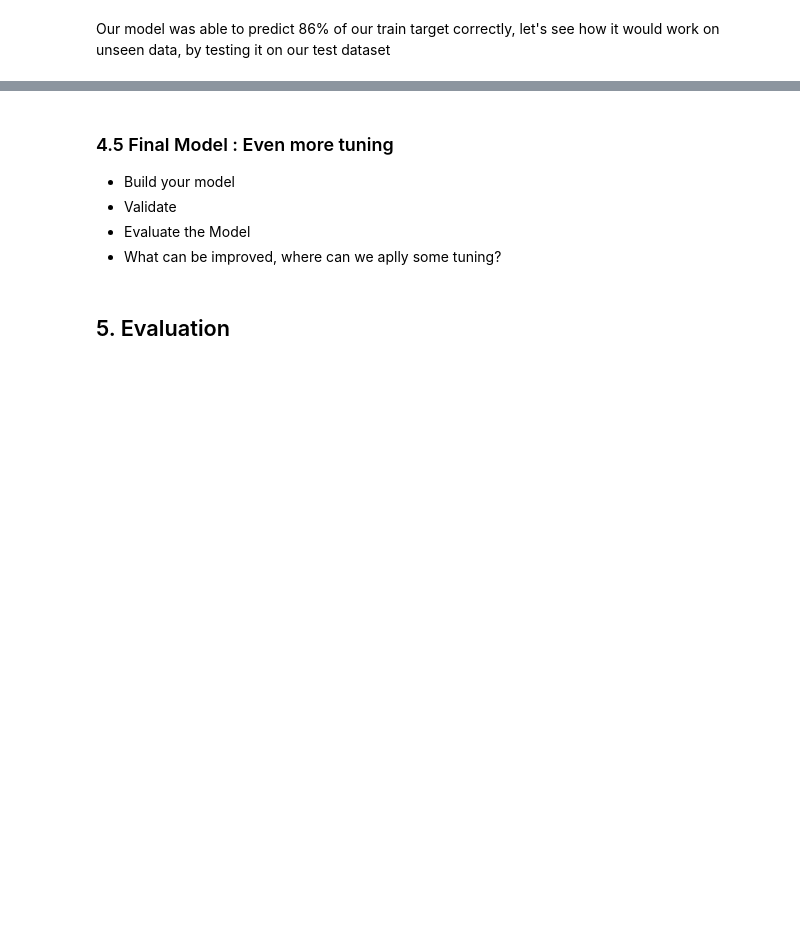
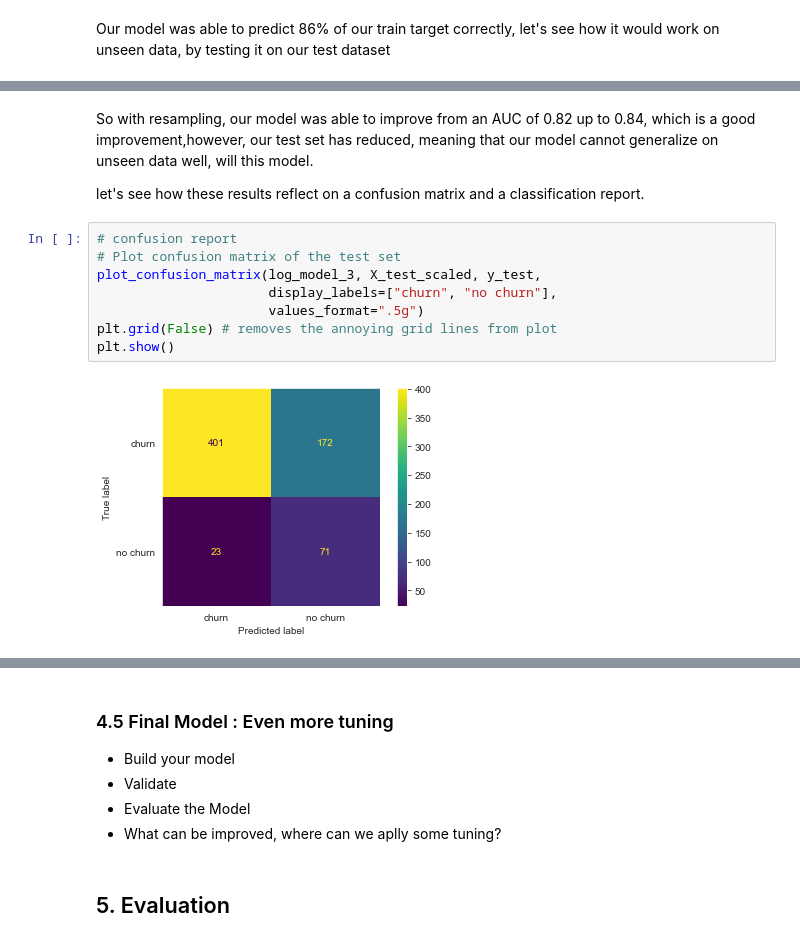
Before and after one commit to danieloselu3/SyriaTel-Telecom-Analysis, a Jupyter notebook: index.ipynb, the cells around one changed output, grey strips where cells are left out. Cells and saved outputs as stored; diff of their text form; blank space fills up the shorter version.

```diff
--- a/index.ipynb
+++ b/index.ipynb
@@ -729,0 +814,14 @@ Our model seems to be doing some good job on both the train and test sets. let's
+# %% [markdown]
+So with resampling, our model was able to improve from an AUC of 0.82 up to 0.84, which is a good improvement,however, our test set has reduced, meaning that our model cannot generalize on unseen data well, will this model.
+
+let's see how these results reflect on a confusion matrix and a classification report.
+# %%
+# confusion report
+# Plot confusion matrix of the test set
+plot_confusion_matrix(log_model_3, X_test_scaled, y_test,
+                      display_labels=["churn", "no churn"],
+                      values_format=".5g")
+plt.grid(False) # removes the annoying grid lines from plot
+plt.show()
+# %% [output]
+[figure, added]
```
Also changed, not shown: parts of 17 cells of this notebook.
